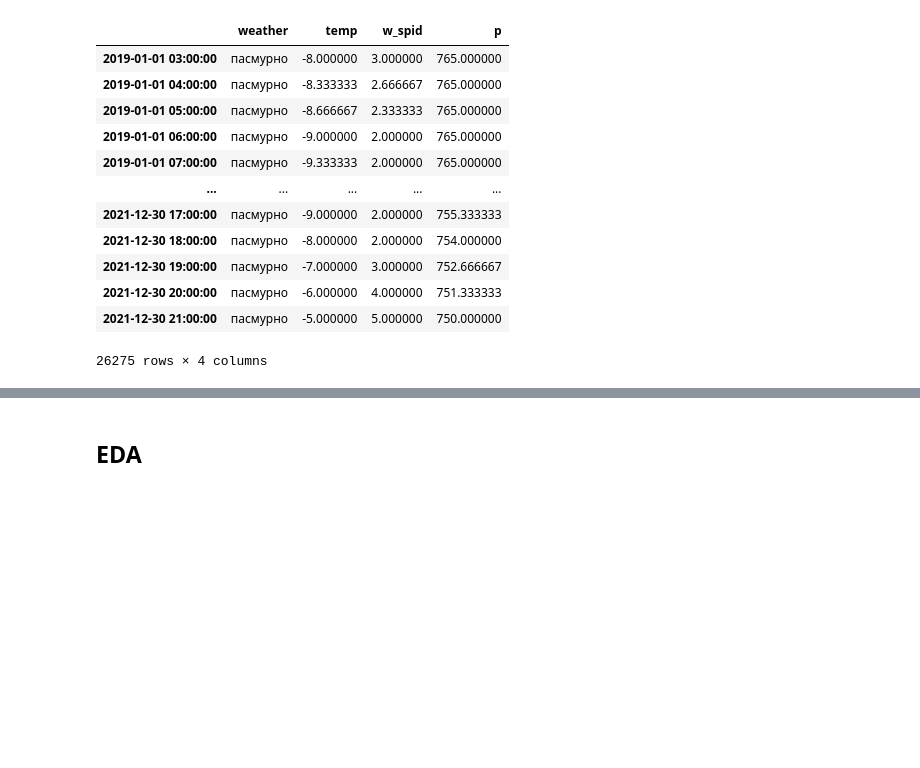
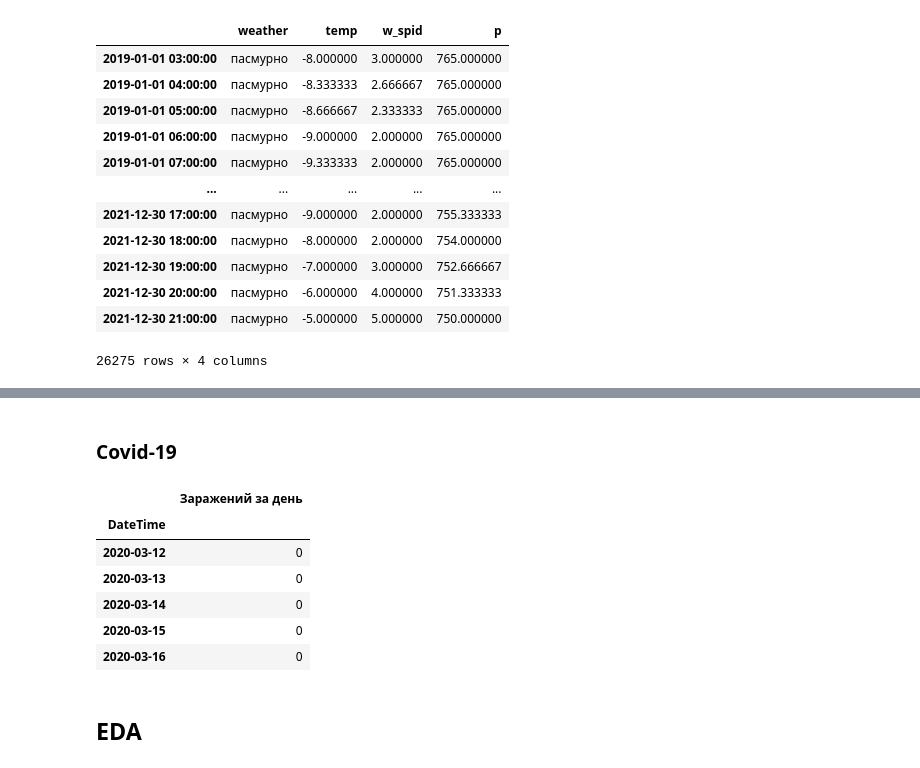
Before and after one commit to Siella/ambulance_crews, a Jupyter notebook: EDA/ICL_EDA.ipynb, the cells around one changed output, grey strips where cells are left out. Cells and saved outputs as stored; diff of their text form; code cells hidden in the pictures; blank space fills up the shorter version.

```diff
--- a/EDA/ICL_EDA.ipynb
+++ b/EDA/ICL_EDA.ipynb
@@ -173,0 +235,17 @@ pd.DataFrame(weather_interpolated)
+# %% [markdown]
+### Covid-19
+# %%
+covid_df = pd.read_csv('covid_tatarstan.csv',
+                       sep=';',
+                       encoding='cp1251',
+                       parse_dates=['DateTime'],
+                       index_col='DateTime')
+covid_df.head()
+# %% [output]
+|  | Заражений за день |
+| DateTime |  |
+| 2020-03-12 | 0 |
+| 2020-03-13 | 0 |
+| 2020-03-14 | 0 |
+| 2020-03-15 | 0 |
+| 2020-03-16 | 0 |
```
Also changed, not shown: parts of 15 cells of this notebook.
